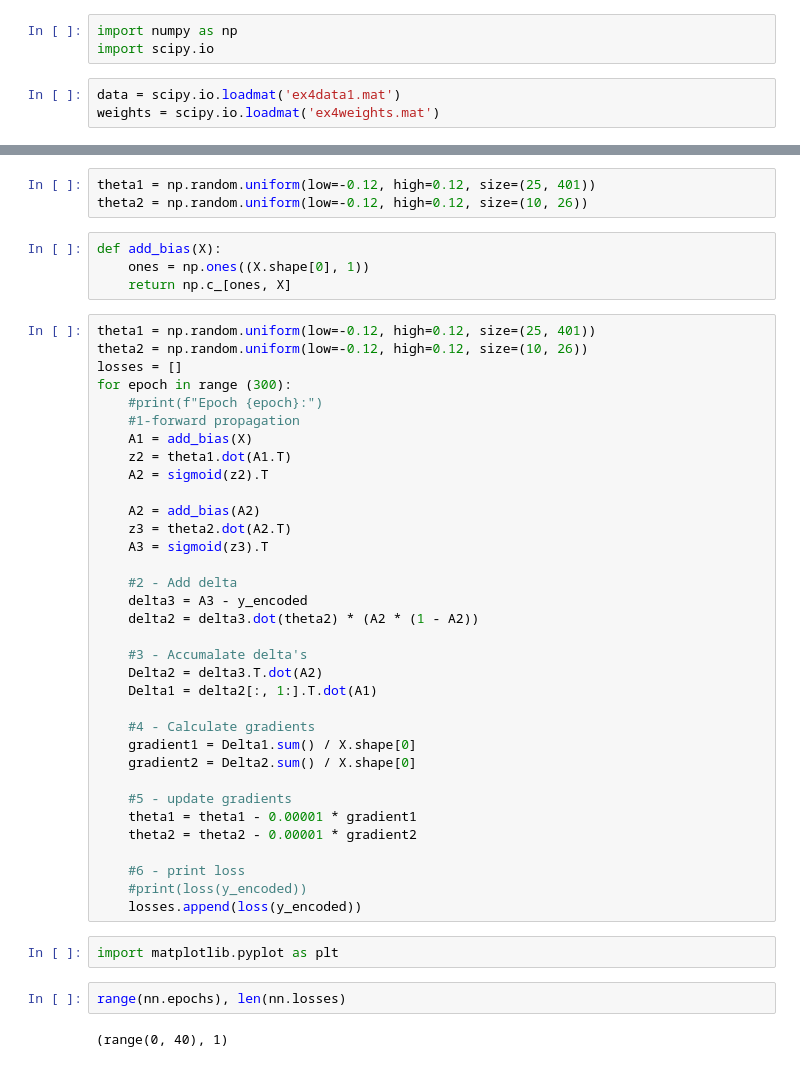
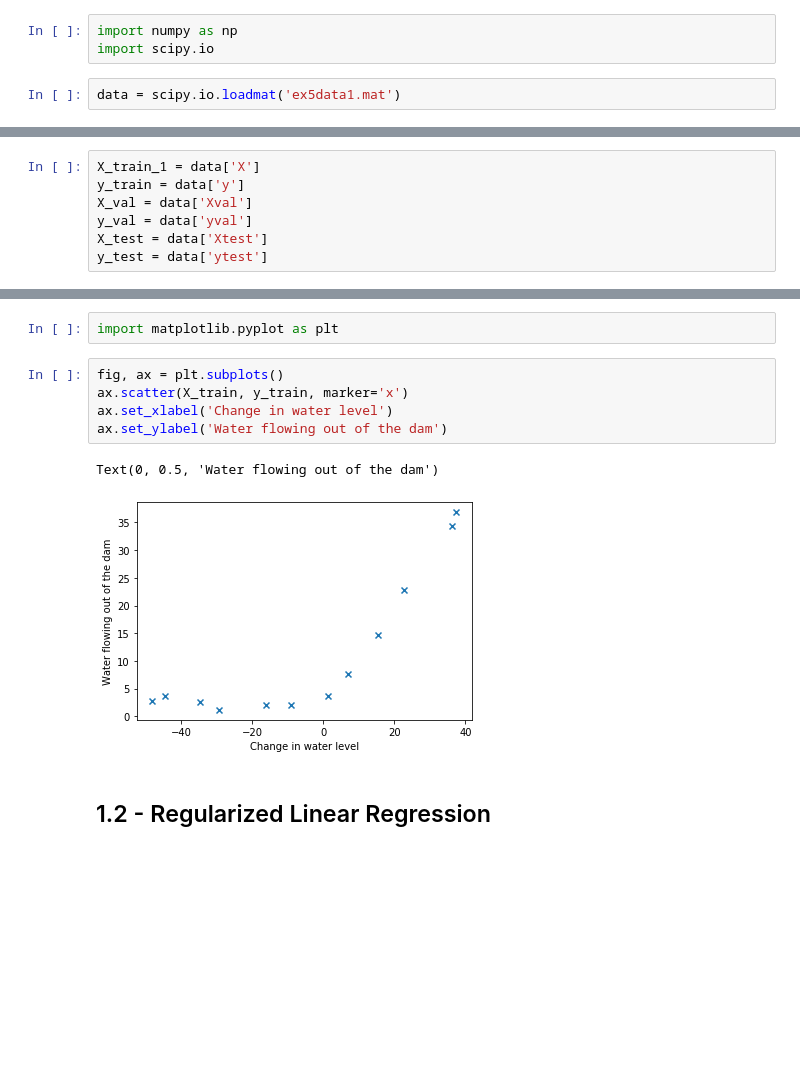
Before and after one commit to kassemsabeh/Machine-Learning-Algorthms, a Jupyter notebook: test1.ipynb, the cells around one changed output, grey strips where cells are left out. Drawn from its saved outputs; the diff is of its cells as text; blank space fills up the shorter version.

```diff
--- a/test1.ipynb
+++ b/test1.ipynb
@@ -2,5 +4,4 @@
 import numpy as np
 import scipy.io
 # %%
-data = scipy.io.loadmat('ex4data1.mat')
-weights = scipy.io.loadmat('ex4weights.mat')
+data = scipy.io.loadmat('ex5data1.mat')
@@ -10 +10,8 @@ theta2 = weights['Theta2']
+# %%
+X_train_1 = data['X']
+y_train = data['y']
+X_val = data['Xval']
+y_val = data['yval']
+X_test = data['Xtest']
+y_test = data['ytest']
 # %%
@@ -179,47 +25,12 @@ for epochs in range(20):
-# %%
-theta1 = np.random.uniform(low=-0.12, high=0.12, size=(25, 401))
-theta2 = np.random.uniform(low=-0.12, high=0.12, size=(10, 26))
-# %%
-def add_bias(X):
-    ones = np.ones((X.shape[0], 1))
-    return np.c_[ones, X]
-# %%
-theta1 = np.random.uniform(low=-0.12, high=0.12, size=(25, 401))
-theta2 = np.random.uniform(low=-0.12, high=0.12, size=(10, 26))
-losses = []
-for epoch in range (300):
-    #print(f"Epoch {epoch}:")
-    #1-forward propagation
-    A1 = add_bias(X)
-    z2 = theta1.dot(A1.T)
-    A2 = sigmoid(z2).T
-
-    A2 = add_bias(A2)
-    z3 = theta2.dot(A2.T)
-    A3 = sigmoid(z3).T
-
-    #2 - Add delta
-    delta3 = A3 - y_encoded
-    delta2 = delta3.dot(theta2) * (A2 * (1 - A2))
-
-    #3 - Accumalate delta's
-    Delta2 = delta3.T.dot(A2)
-    Delta1 = delta2[:, 1:].T.dot(A1)
-
-    #4 - Calculate gradients
-    gradient1 = Delta1.sum() / X.shape[0]
-    gradient2 = Delta2.sum() / X.shape[0]
-
-    #5 - update gradients
-    theta1 = theta1 - 0.00001 * gradient1
-    theta2 = theta2 - 0.00001 * gradient2
-
-    #6 - print loss
-    #print(loss(y_encoded))
-    losses.append(loss(y_encoded))
 # %%
 import matplotlib.pyplot as plt
-# %%
-range(nn.epochs), len(nn.losses)
-# %% [output]
-(range(0, 40), 1)
+# %%
+fig, ax = plt.subplots()
+ax.scatter(X_train, y_train, marker='x')
+ax.set_xlabel('Change in water level')
+ax.set_ylabel('Water flowing out of the dam')
+# %% [output]
+Text(0, 0.5, 'Water flowing out of the dam')
+[figure, added]
+# %% [markdown]
+## 1.2 - Regularized Linear Regression
```
Also changed, not shown: parts of 55 cells of this notebook, 5 other files.
